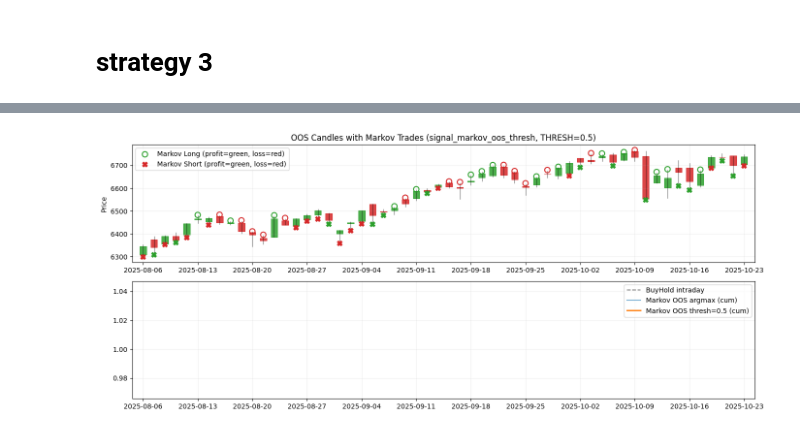
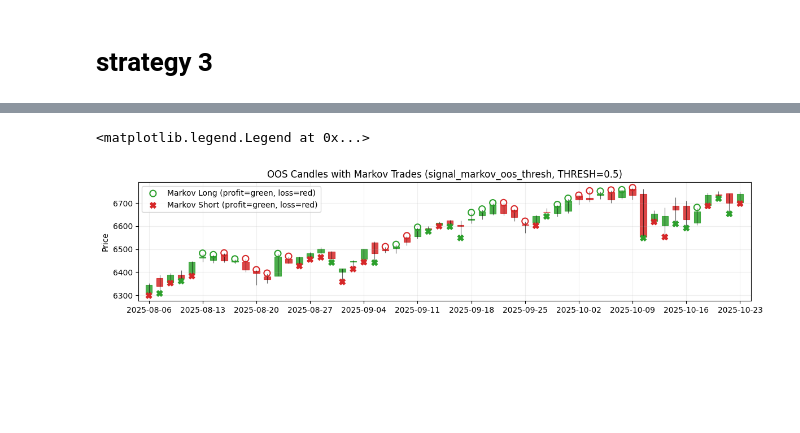
Before and after one commit to MichaelCarloH/ML-PortfolioManagement, a Jupyter notebook: notebooks/data_exploration.ipynb, the cells around one changed output, grey strips where cells are left out. Cells and saved outputs as stored; diff of their text form; code cells hidden in the pictures; blank space fills up the shorter version.

```diff
--- a/notebooks/data_exploration.ipynb
+++ b/notebooks/data_exploration.ipynb
@@ -1351,47 +1293,35 @@ pos_map = {idx: i for i, idx in enumerate(oos.index)}
 # Choose which Markov to show
 markov_col = 'signal_markov_oos_thresh'  # or 'signal_markov_oos'
 
 # Profit coloring for markers
 pnl = oos[markov_col] * oos['intraday_ret']
 mk_long = oos[oos[markov_col] == 1]
 mk_short = oos[oos[markov_col] == -1]
 long_colors = ['#2ca02c' if pnl.loc[i] > 0 else '#d62728' for i in mk_long.index]
 short_colors = ['#2ca02c' if pnl.loc[i] > 0 else '#d62728' for i in mk_short.index]
 
 # Y positions: above highs / below lows if available; else offset from Close
 if {'High','Low'}.issubset(oos.columns):
     pad = (oos['High'] - oos['Low']).median() * 0.05
     y_long = oos.loc[mk_long.index, 'High'] + pad
     y_short = oos.loc[mk_short.index, 'Low'] - pad
 else:
     pad = oos['Close'].median() * 0.003
     y_long = oos.loc[mk_long.index, 'Close'] * (1 + 0.003)
     y_short = oos.loc[mk_short.index, 'Close'] * (1 - 0.003)
 
 # Plot markers (green = profitable, red = loss)
 ax1.scatter([pos_map[i] for i in mk_long.index],  y_long,
             marker='o', facecolors='none', edgecolors=long_colors, s=64, linewidths=1.5,
             label='Markov Long (profit=green, loss=red)', zorder=3)
 ax1.scatter([pos_map[i] for i in mk_short.index], y_short,
             marker='X', c=short_colors, s=56, label='Markov Short (profit=green, loss=red)', zorder=3)
 
 ax1.set_title(f'OOS Candles with Markov Trades ({markov_col}, THRESH={THRESH})')
 ax1.legend(loc='upper left')
-
-# Panel 2: OOS cumulative returns (no Direct)
-ax2 = plt.subplot(2,1,2, sharex=ax1)
-ax2.plot(oos.index, (1 + oos['intraday_ret'].fillna(0)).cumprod(), label='BuyHold intraday', linestyle='--', color='gray')
-ax2.plot(oos.index, (1 + (oos['signal_markov_oos'] * oos['intraday_ret']).fillna(0)).cumprod(),
-         label='Markov OOS argmax (cum)', alpha=0.6)
-ax2.plot(oos.index, (1 + (oos['signal_markov_oos_thresh'] * oos['intraday_ret']).fillna(0)).cumprod(),
-         label=f'Markov OOS thresh={THRESH} (cum)', linewidth=2)
-ax2.legend()
-ax2.grid(alpha=0.2)
-
-plt.tight_layout()
-plt.show()
 # %% [output]
+<matplotlib.legend.Legend at 0x...>
-[figure, old version]
+[figure, new version]
 # %%
 # ==== Train-set predictions/signals using train-fitted matrix ====
 def predict_from_prev_train(prev):
```
Also changed, not shown: parts of 12 cells of this notebook, 4 other files.
